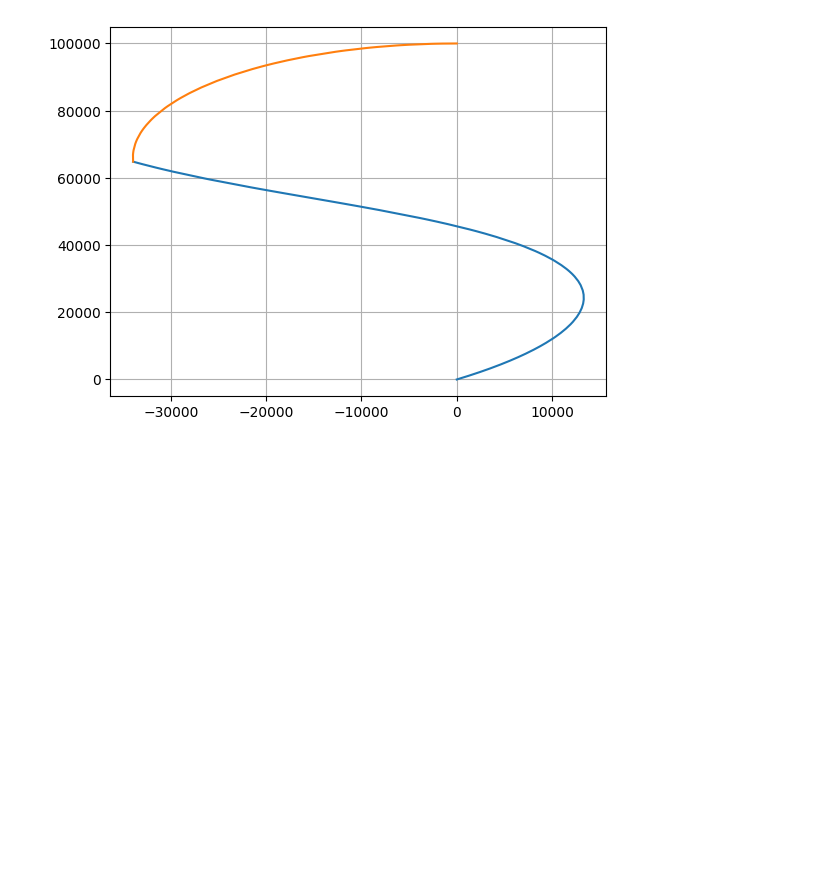
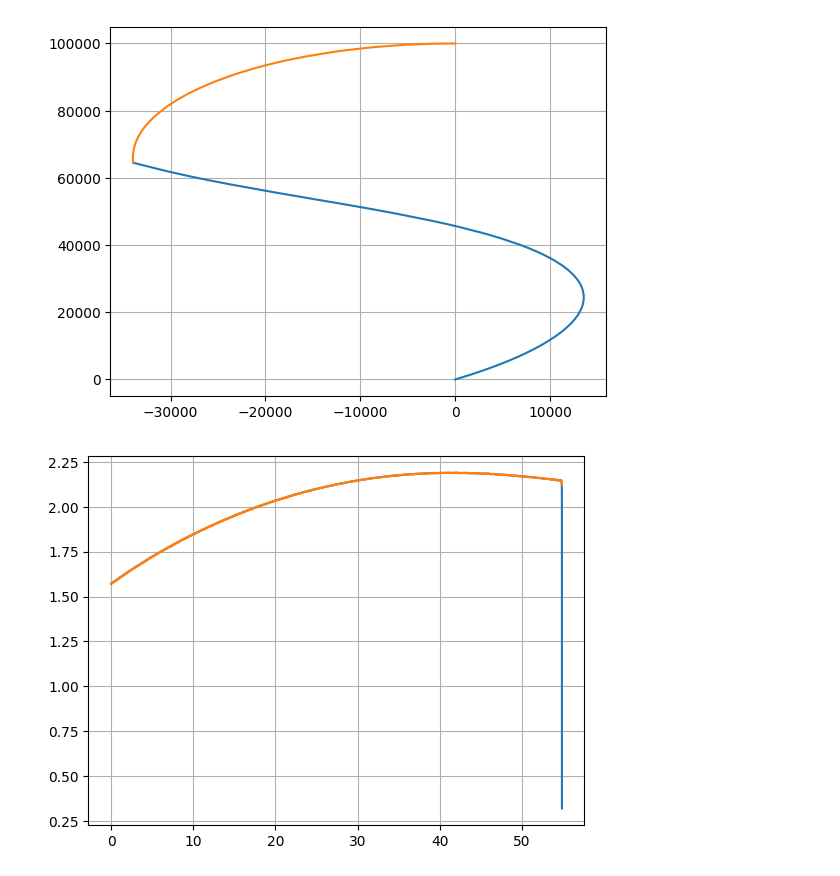
Before and after one commit to evanhymanson/PNAV_2D, a Jupyter notebook: plot.ipynb, the cells around one changed output. Cells and saved outputs as stored; diff of their text form; code cells hidden in the pictures; blank space fills up the shorter version.

```diff
--- a/plot.ipynb
+++ b/plot.ipynb
@@ -26,3 +26,13 @@ plt.plot(tx, ty)
 plt.grid()
 # %% [output]
 [figure]
+# %%
+xh_lam = df['xh_xlam'].to_numpy()
+xlam = df['rel_xlam'].to_numpy()
+time = df['time'].to_numpy()
+
+plt.plot(time, xlam)
+plt.plot(time, xh_lam)
+plt.grid()
+# %% [output]
+[figure, added]
```
Also changed, not shown: parts of 1 cell of this notebook, 7 other files.
